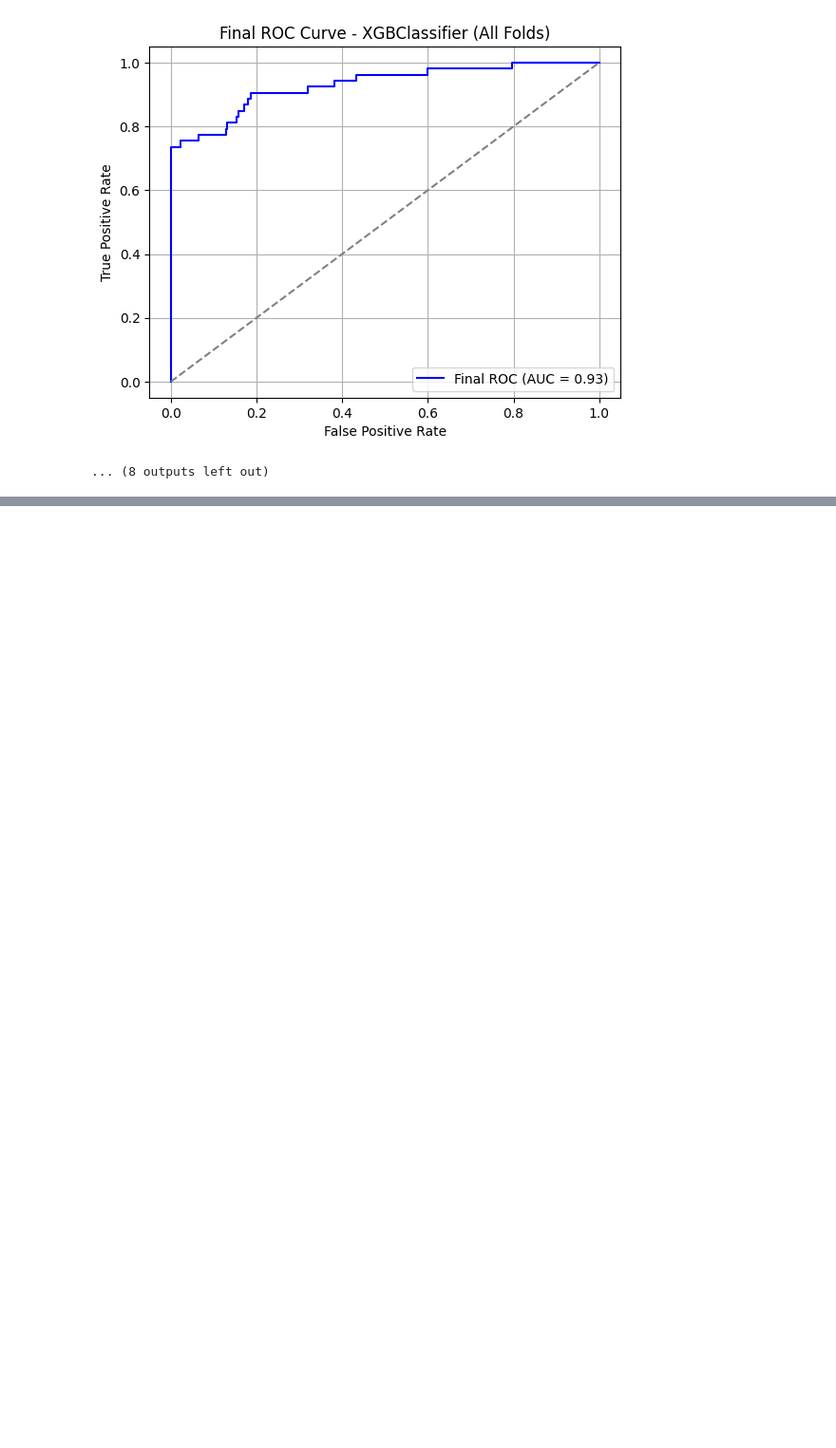
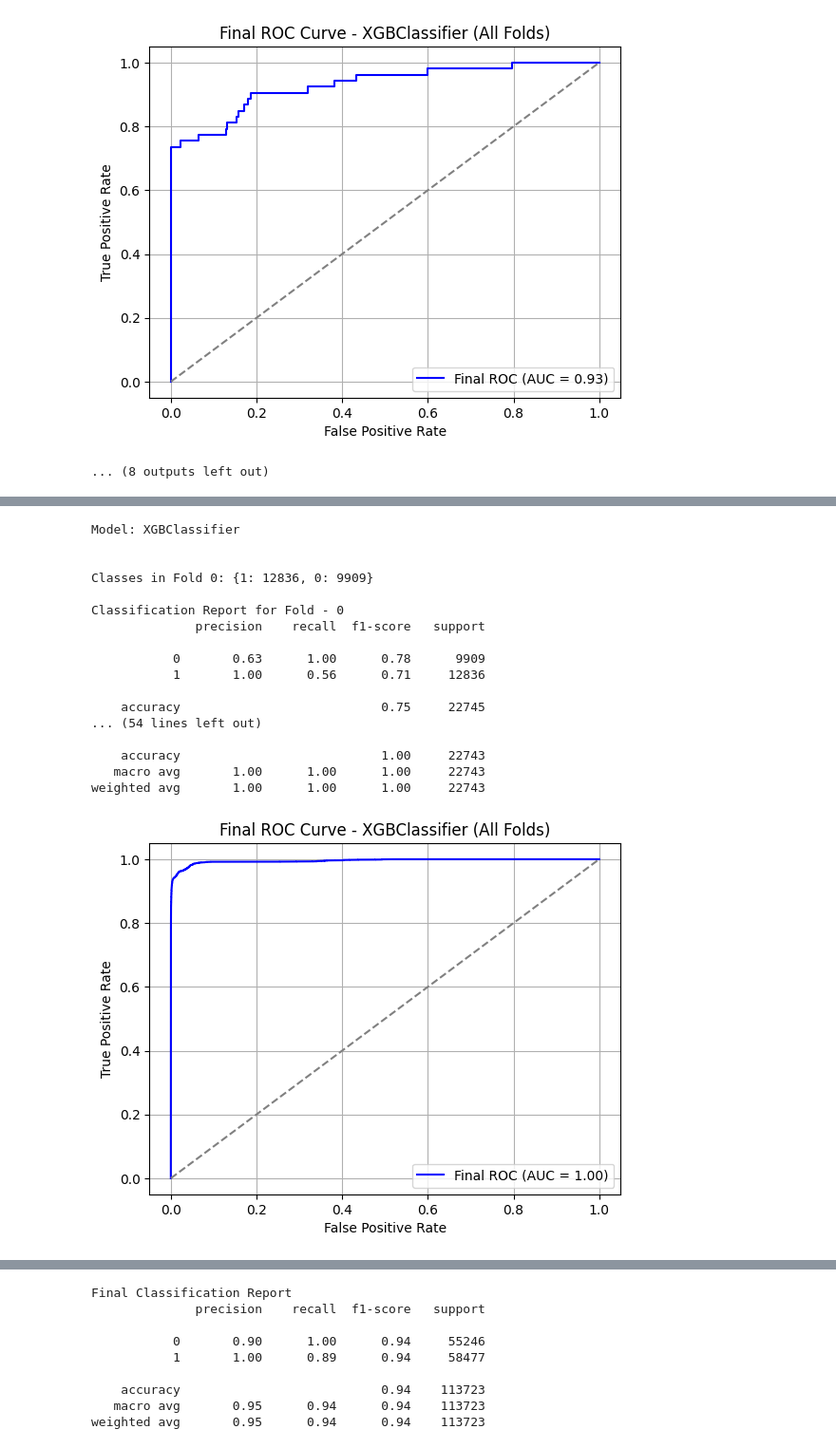
Before and after one commit to COMP3608Project/credit-card-fraud, a Jupyter notebook: 2013_Credit_Card_Fraud_Dataset.ipynb, the cells around one changed output, grey strips where cells are left out. Shown at 95% size. Saved outputs shown, nothing was run; the diff lists cells and outputs as text; code cells hidden in the pictures; blank space fills up the shorter version.

```diff
--- a/2013_Credit_Card_Fraud_Dataset.ipynb
+++ b/2013_Credit_Card_Fraud_Dataset.ipynb
@@ -1143,0 +1146,6 @@ It can generally be seen that that there is an increase in performance across th
+# %%
+df = df_backup.copy()
+# %%
+df_with_lag_features = add_custom_lags_ver2(df, lag_config)
+df_with_lag_features['Amount'] = scaler.fit_transform(df_with_lag_features['Amount'].values.reshape(-1, 1))
+df_with_lag_features['Time'] = scaler.fit_transform(df_with_lag_features['Time'].values.reshape(-1, 1))
@@ -1143,0 +1154,32 @@ It can generally be seen that that there is an increase in performance across th
+# %%
+#Define features and target
+X = df_with_lag_features.drop('Class', axis=1)
+y = df_with_lag_features['Class']
+# %%
+#Using ADASYN for XGBOOST
+adasyn = ADASYN(random_state=42)
+X_resampled, y_resampled = adasyn.fit_resample(X, y)
+resampled_df = pd.concat([X_resampled, y_resampled], axis=1).reset_index(drop=True)
+# %%
+# Running the model
+model = XGBClassifier(n_estimators=200, random_state=42, eval_metric='logloss')
+run_temporal_kfold(resampled_df, model)
+# %% [output]
+Model: XGBClassifier
+
+
+Classes in Fold 0: {1: 12836, 0: 9909}
+
+Classification Report for Fold - 0
+              precision    recall  f1-score   support
+
+           0       0.63      1.00      0.78      9909
+           1       1.00      0.56      0.71     12836
+
+    accuracy                           0.75     22745
+... (54 lines left out)
+
+    accuracy                           1.00     22743
+   macro avg       1.00      1.00      1.00     22743
+weighted avg       1.00      1.00      1.00     22743
+[figure, added]
@@ -1143,0 +1187,9 @@ It can generally be seen that that there is an increase in performance across th
+Final Classification Report
+              precision    recall  f1-score   support
+
+           0       0.90      1.00      0.94     55246
+           1       1.00      0.89      0.94     58477
+
+    accuracy                           0.94    113723
+   macro avg       0.95      0.94      0.94    113723
+weighted avg       0.95      0.94      0.94    113723
```
Also changed, not shown: parts of 14 cells of this notebook.
